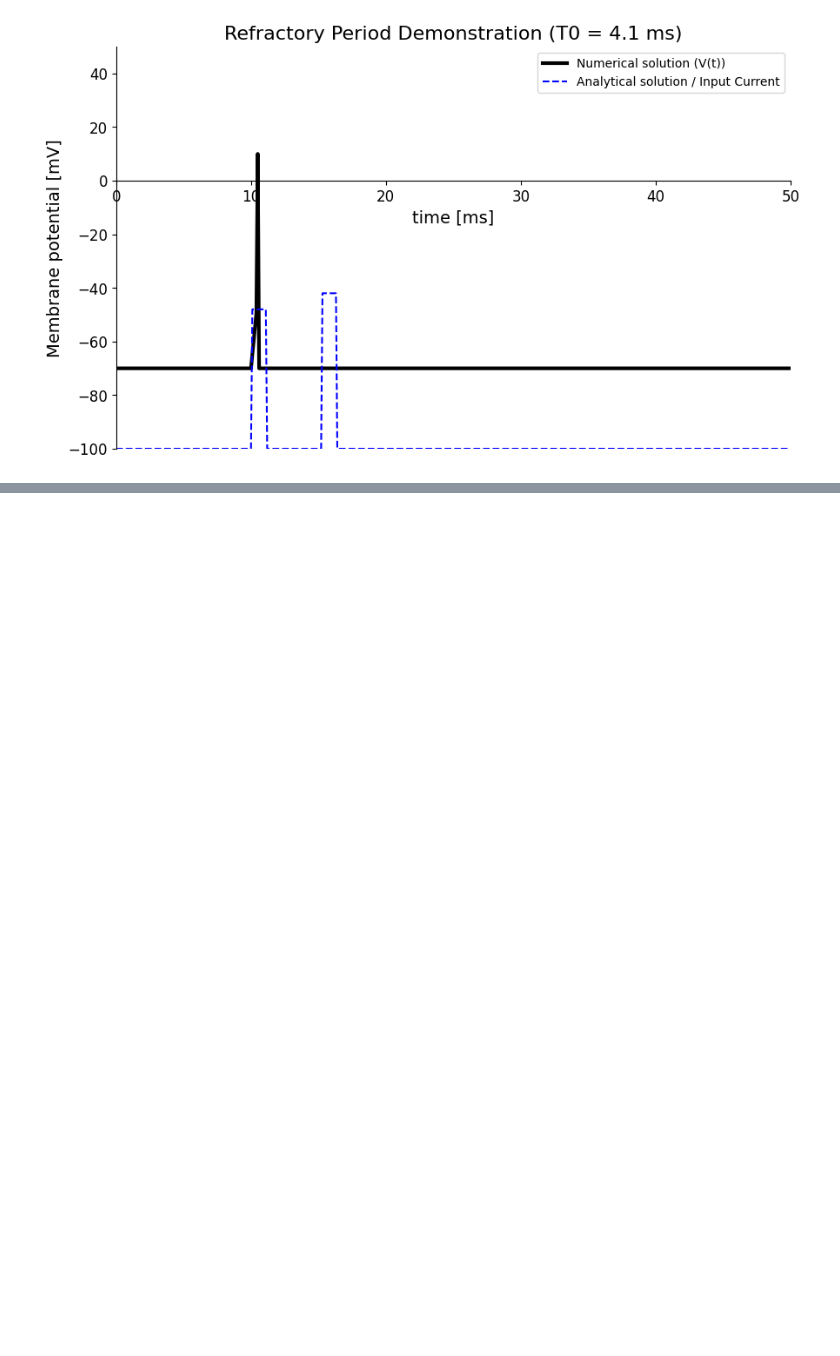
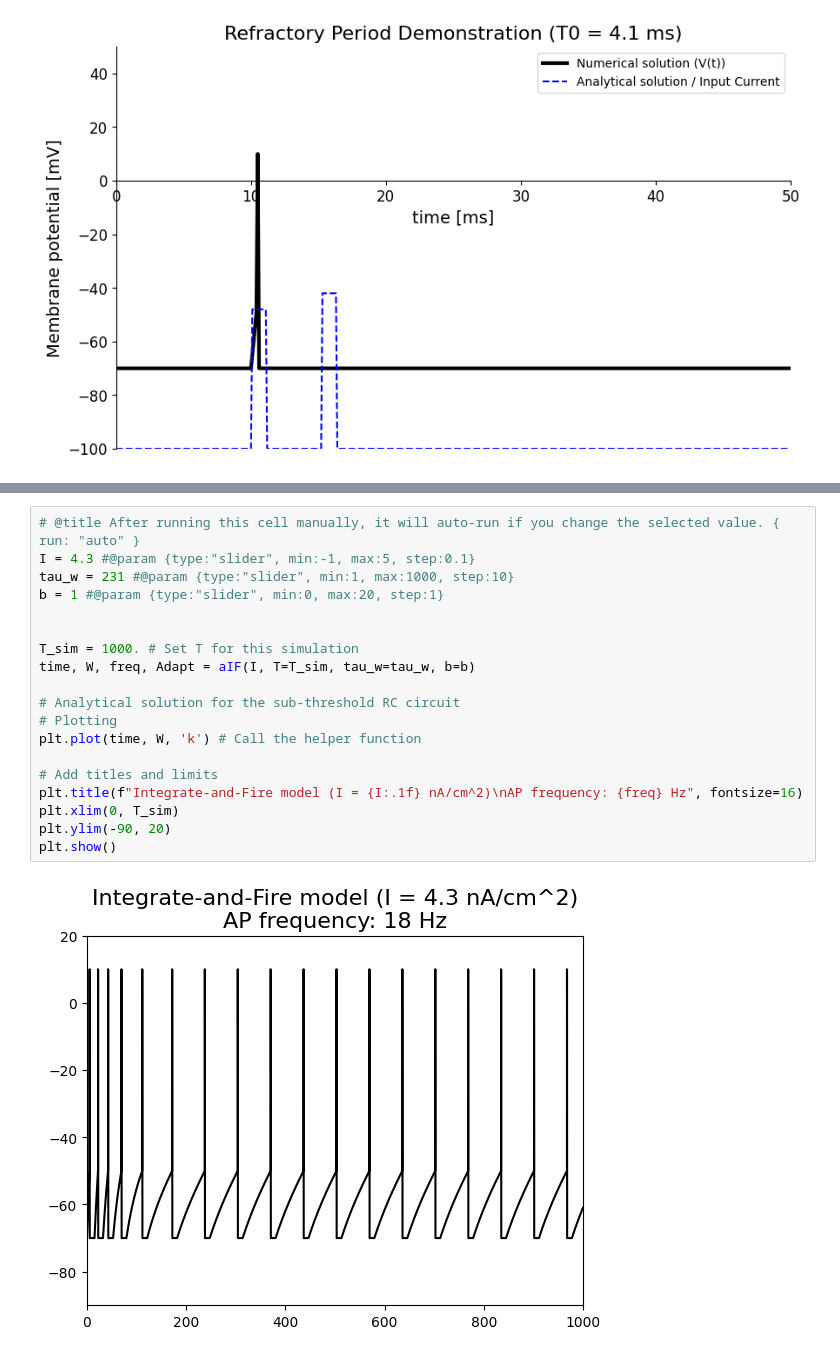
Before and after one commit to mgiugliano/ModellingNeuralSystems, a Jupyter notebook: notebooks/IF.ipynb, the cells around one changed output, grey strips where cells are left out. Cells and saved outputs as stored; diff of their text form; blank space fills up the shorter version.

```diff
--- a/notebooks/IF.ipynb
+++ b/notebooks/IF.ipynb
@@ -282,0 +436,21 @@ plt.show()
+# %%
+# @title After running this cell manually, it will auto-run if you change the selected value. { run: "auto" }
+I = 4.3 #@param {type:"slider", min:-1, max:5, step:0.1}
+tau_w = 231 #@param {type:"slider", min:1, max:1000, step:10}
+b = 1 #@param {type:"slider", min:0, max:20, step:1}
+
+
+T_sim = 1000. # Set T for this simulation
+time, W, freq, Adapt = aIF(I, T=T_sim, tau_w=tau_w, b=b)
+
+# Analytical solution for the sub-threshold RC circuit
+# Plotting
+plt.plot(time, W, 'k') # Call the helper function
+
+# Add titles and limits
+plt.title(f"Integrate-and-Fire model (I = {I:.1f} nA/cm^2)\nAP frequency: {freq} Hz", fontsize=16)
+plt.xlim(0, T_sim)
+plt.ylim(-90, 20)
+plt.show()
+# %% [output]
+[figure, added]
```
Also changed, not shown: parts of 8 cells of this notebook.
